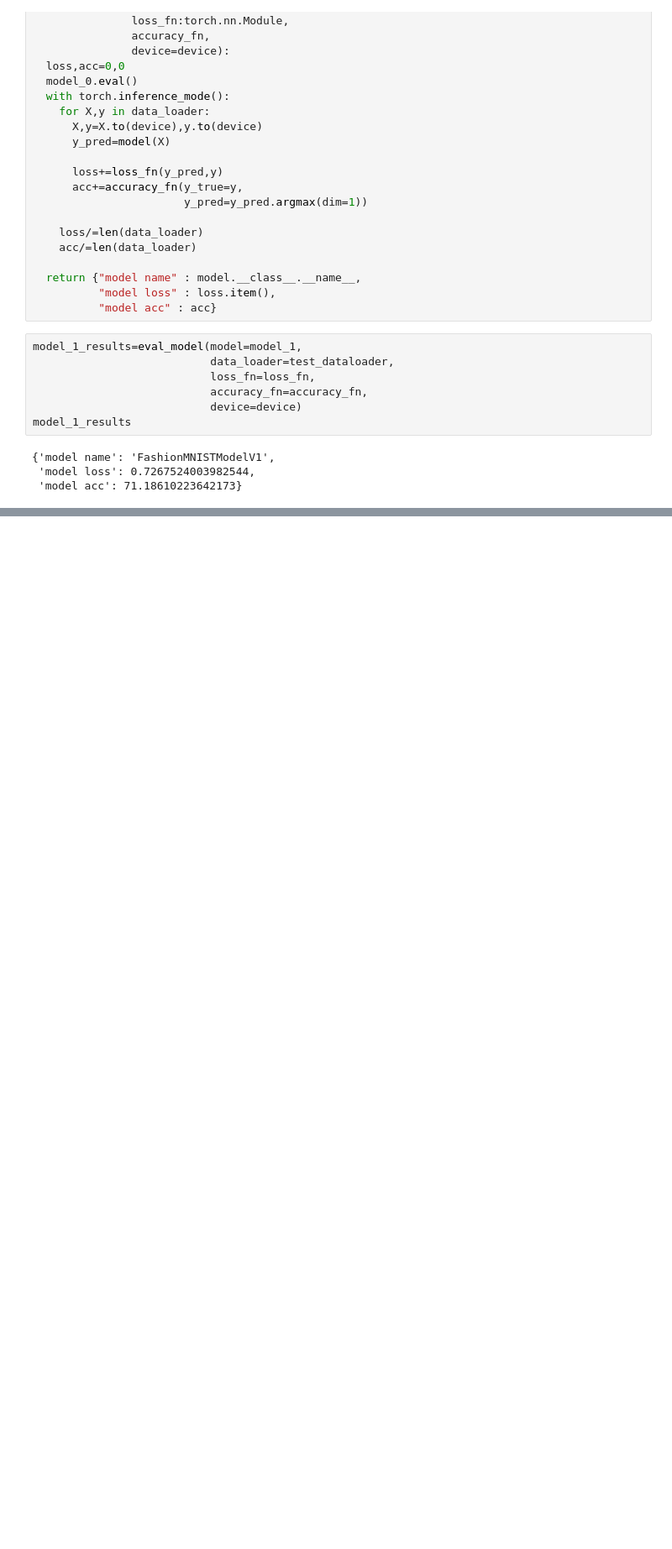
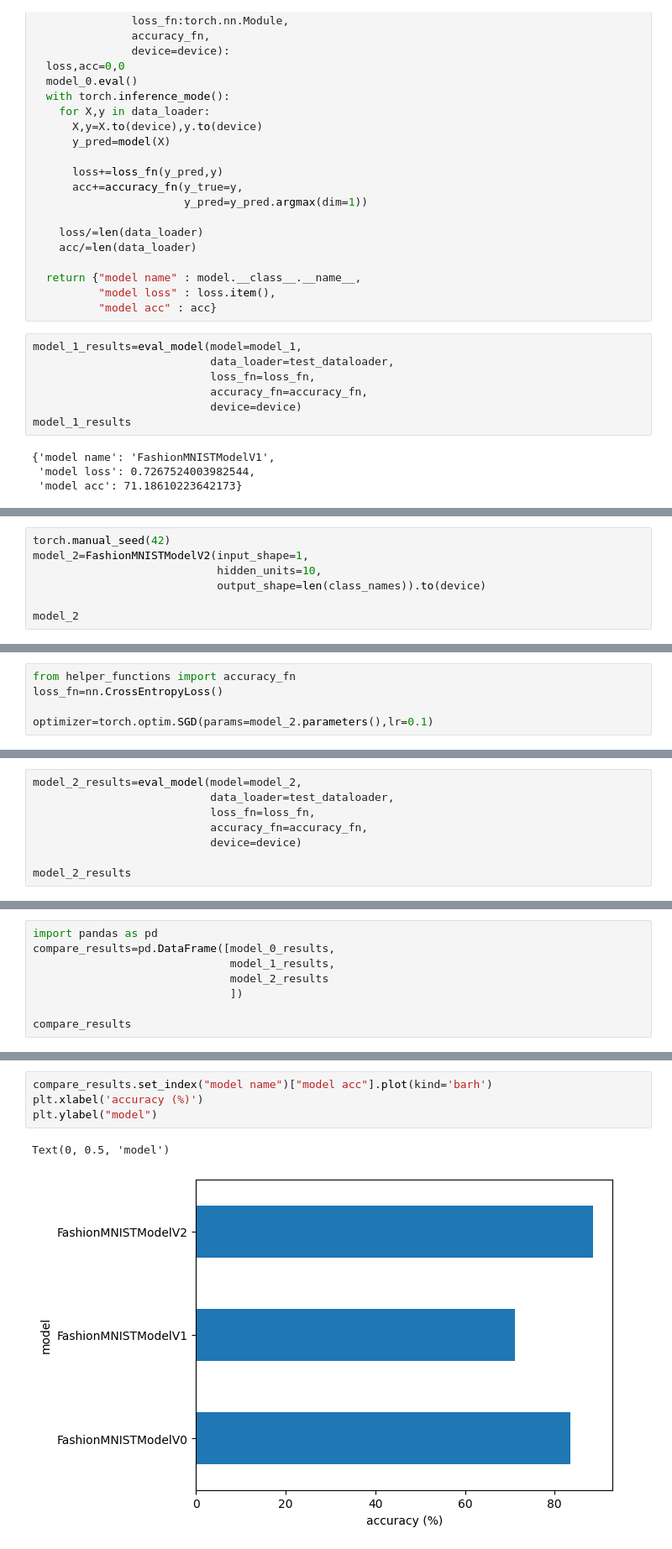
Before and after one commit to govind527/Pytorch_Practice, a Jupyter notebook: pytorch_computer_vision.ipynb, the cells around one changed output, grey strips where cells are left out. Shown at 84% size. Saved outputs shown, nothing was run; the diff lists cells and outputs as text; blank space fills up the shorter version.

```diff
--- a/pytorch_computer_vision.ipynb
+++ b/pytorch_computer_vision.ipynb
@@ -606,0 +659,7 @@ model_0_results
+# %%
+torch.manual_seed(42)
+model_2=FashionMNISTModelV2(input_shape=1,
+                            hidden_units=10,
+                            output_shape=len(class_names)).to(device)
+
+model_2
@@ -606,0 +716,5 @@ model_0_results
+# %%
+from helper_functions import accuracy_fn
+loss_fn=nn.CrossEntropyLoss()
+
+optimizer=torch.optim.SGD(params=model_2.parameters(),lr=0.1)
@@ -606,0 +762,8 @@ model_0_results
+# %%
+model_2_results=eval_model(model=model_2,
+                           data_loader=test_dataloader,
+                           loss_fn=loss_fn,
+                           accuracy_fn=accuracy_fn,
+                           device=device)
+
+model_2_results
@@ -606,0 +774,8 @@ model_0_results
+# %%
+import pandas as pd
+compare_results=pd.DataFrame([model_0_results,
+                              model_1_results,
+                              model_2_results
+                              ])
+
+compare_results
@@ -606,0 +787,7 @@ model_0_results
+# %%
+compare_results.set_index("model name")["model acc"].plot(kind='barh')
+plt.xlabel('accuracy (%)')
+plt.ylabel("model")
+# %% [output]
+Text(0, 0.5, 'model')
+[figure, added]
```
Also changed, not shown: parts of 22 cells of this notebook.
